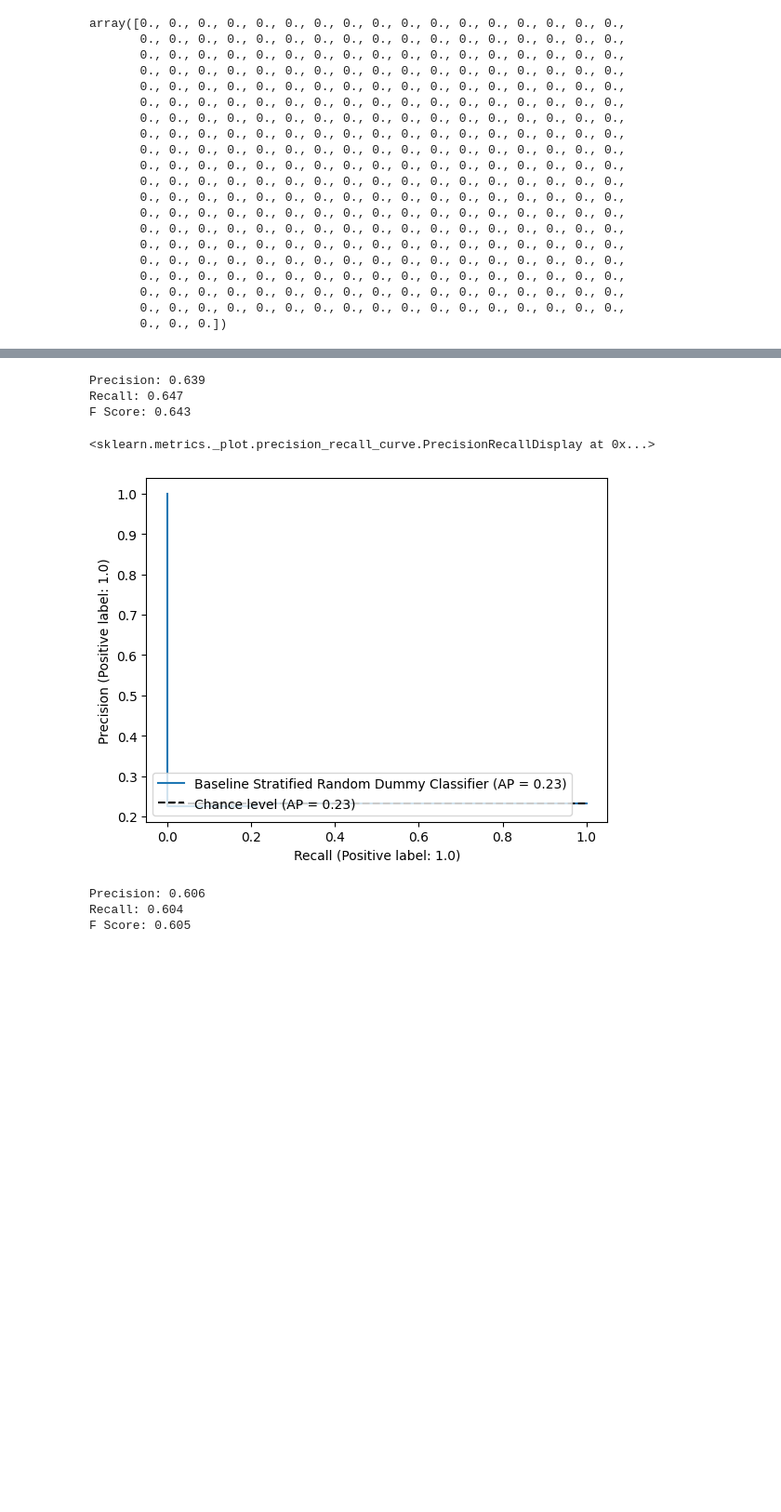
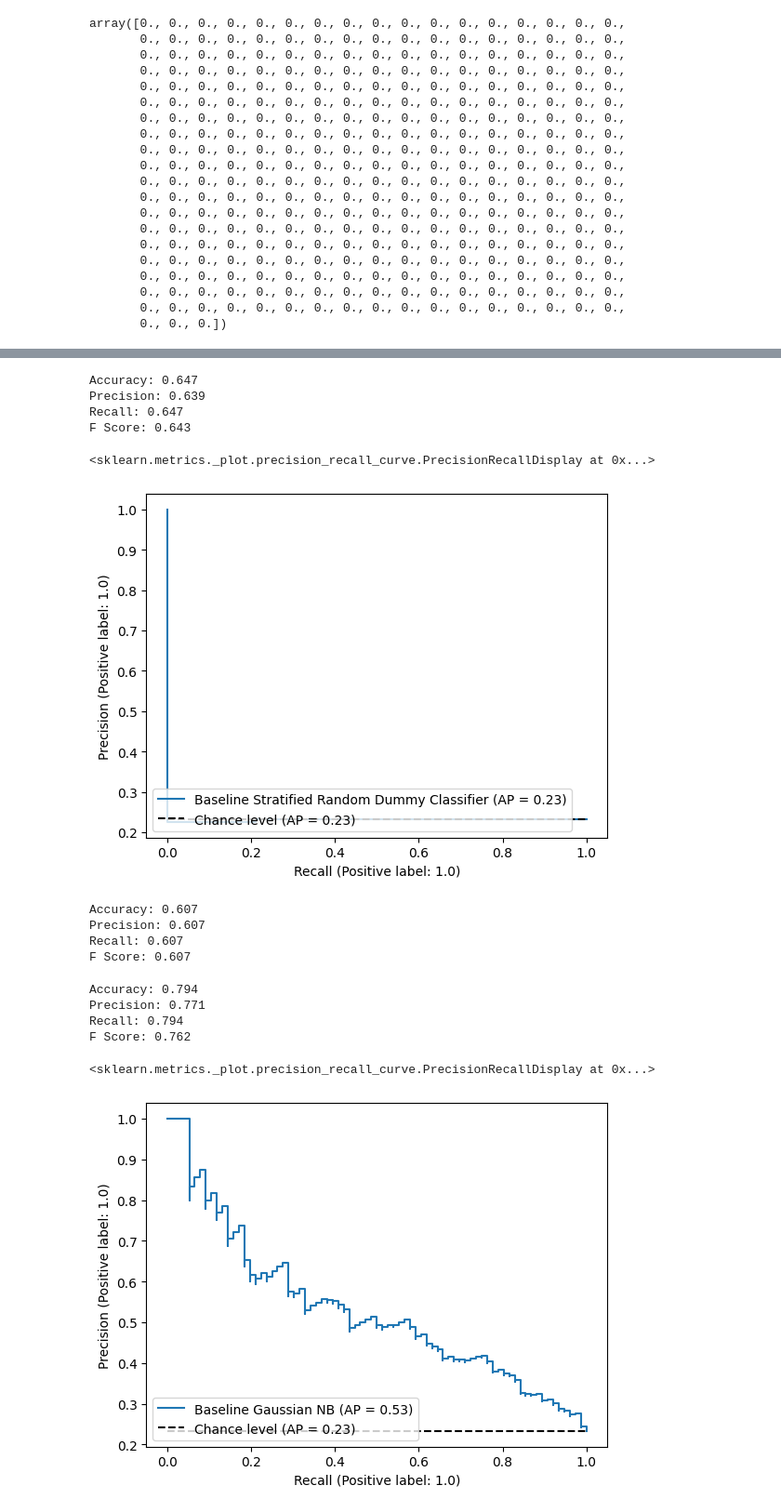
Before and after one commit to jamie-chiu/limits_555a2, a Jupyter notebook: final_assignment_meet.ipynb, the cells around one changed output, grey strips where cells are left out. Shown: that part at 93% size. Saved outputs shown, nothing was run; the diff lists cells and outputs as text; code cells hidden in the pictures; blank space fills up the shorter version.

Commit message:
quick update to the weighted random model

```diff
--- a/final_assignment_meet.ipynb
+++ b/final_assignment_meet.ipynb
@@ -381,10 +416,12 @@ model_baseline_strat_random.fit(X_train, y_train)
 
 y_pred = model_baseline_strat_random.predict(X_test)
 
+accuracy = model_baseline_strat_random.score(X_test, y_test)
 precision, recall, f_score, support = precision_recall_fscore_support(
     y_test, y_pred,
     average='weighted')
 
+print(f"Accuracy: {accuracy:.3f}")
 print(f"Precision: {precision:.3f}")
 print(f"Recall: {recall:.3f}")
 print(f"F Score: {f_score:.3f}")
@@ -394,6 +431,7 @@ metrics.PrecisionRecallDisplay.from_estimator(
     name="Baseline Stratified Random Dummy Classifier",
     plot_chance_level=True)
 # %% [output]
+Accuracy: 0.647
 Precision: 0.639
 Recall: 0.647
 F Score: 0.643
@@ -418,16 +456,22 @@ Results: ?
 """
 
 outcomes = [0, 1]
-weights = [(775/987), (212/987)]
-
+weights = [(525/661), (136/661)]
 random.seed(42)
 
 y_pred = [random.choices(outcomes, weights) for _ in range(len(X_test))]
 
+y_results = 0
+for i in range(len(y_test)):
+    if y_test.iloc[i] == y_pred[i][0]:
+        y_results += 1
+
+accuracy = y_results/len(y_test)
 precision, recall, f_score, support = precision_recall_fscore_support(
     y_test, y_pred,
     average='weighted')
 
+print(f"Accuracy: {accuracy:.3f}")
 print(f"Precision: {precision:.3f}")
 print(f"Recall: {recall:.3f}")
 print(f"F Score: {f_score:.3f}")
@@ -437,6 +481,54 @@ print(f"F Score: {f_score:.3f}")
 #     name="Baseline Stratified Random Dummy Classifier",
 #     plot_chance_level=True)
 # %% [output]
-Precision: 0.606
-Recall: 0.604
-F Score: 0.605
+Accuracy: 0.607
+Precision: 0.607
+Recall: 0.607
+F Score: 0.607
+# %%
+###########################################
+# Gaussian NB Baseline Model
+###########################################
+
+"""
+Baseline model 1 using a Gaussian NB of 5 background variables:
+    year of birth
+    gender
+    origin (recoded as binary Dutch or not Dutch)
+    education
+    median gross household income across waves
+
+Split train/test at test size = 0.33; chance level = 0.23 (unbalanced)
+
+Results: Baseline model does slightly better than chance
+"""
+
+
+model_baseline_gnb = GaussianNB()
+
+# Fit the model
+model_baseline_gnb.fit(X_train, y_train)
+
+y_pred = model_baseline_gnb.predict(X_test)
+
+accuracy = model_baseline_gnb.score(X_test, y_test)
+precision, recall, f_score, support = precision_recall_fscore_support(
+    y_test, y_pred,
+    average='weighted')
+
+print(f"Accuracy: {accuracy:.3f}")
+print(f"Precision: {precision:.3f}")
+print(f"Recall: {recall:.3f}")
+print(f"F Score: {f_score:.3f}")
+
+metrics.PrecisionRecallDisplay.from_estimator(
+    model_baseline_gnb, X_test, y_test,
+    name="Baseline Gaussian NB",
+    plot_chance_level=True)
+# %% [output]
+Accuracy: 0.794
+Precision: 0.771
+Recall: 0.794
+F Score: 0.762
+<sklearn.metrics._plot.precision_recall_curve.PrecisionRecallDisplay at 0x...>
+[figure, added]
```
Also changed, not shown: parts of 10 cells of this notebook, 2 other files.
